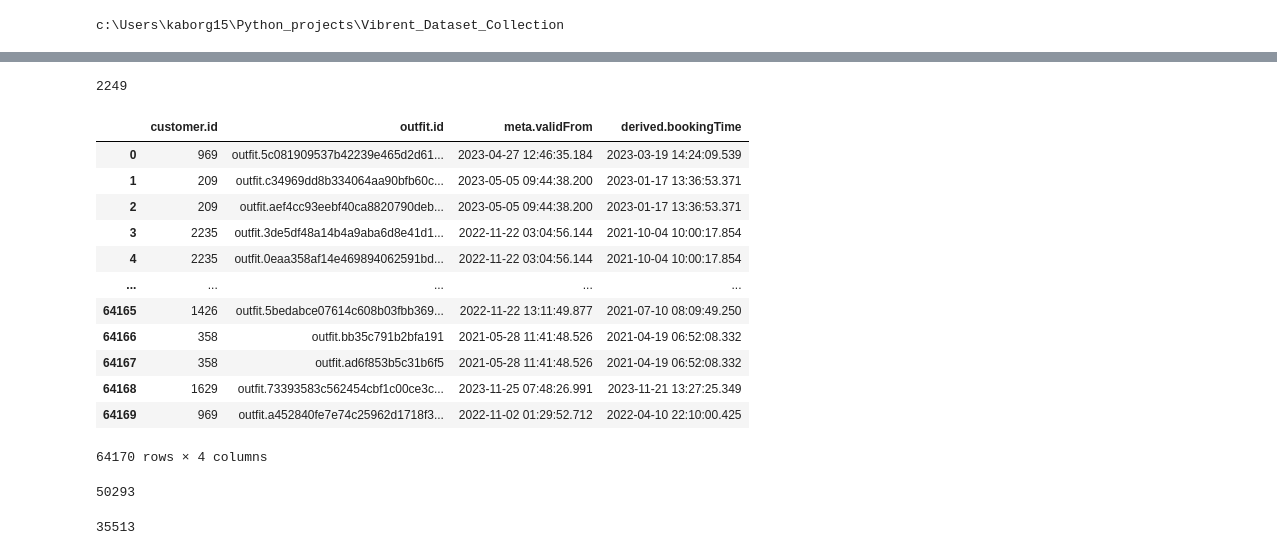
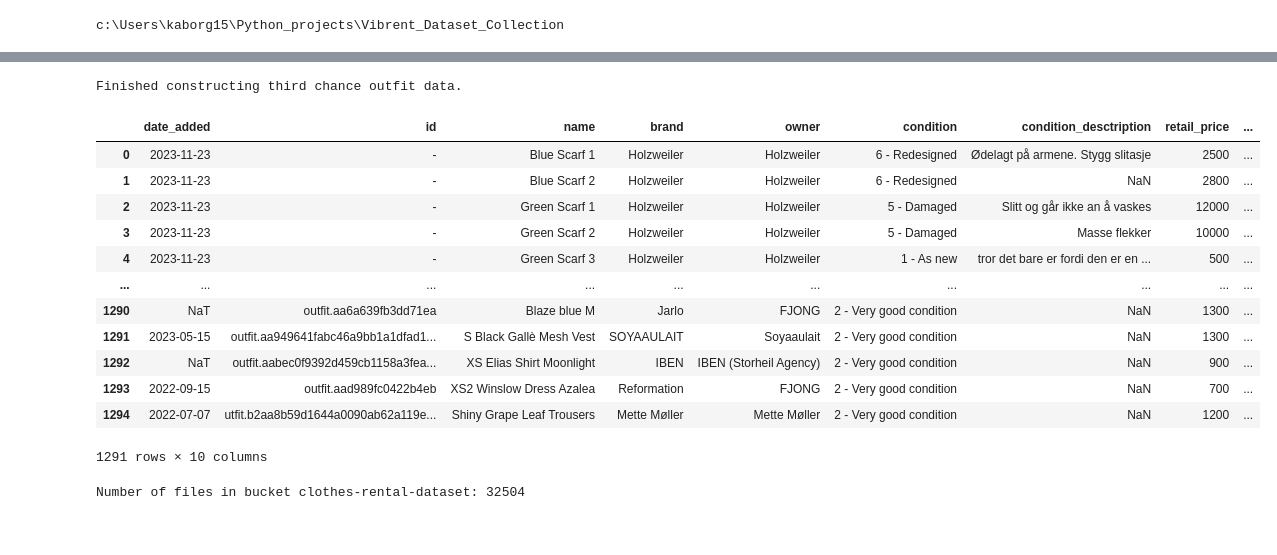
Before and after one commit to cair/Style_Quiz, a Jupyter notebook: notebooks/dataset_eda.ipynb, the cells around one changed output, grey strips where cells are left out. Drawn from its saved outputs; the diff is of its cells as text; code cells hidden in the pictures.

```diff
--- a/notebooks/dataset_eda.ipynb
+++ b/notebooks/dataset_eda.ipynb
@@ -20,28 +22,52 @@ outfits_df["id"].nunique(), outfits_df["group"].nunique()
-# %%
-user_triplets_df["customer.id"].nunique()
-# %% [output]
-2249
-# %%
-user_triplets_df
-# %% [output]
-|  | customer.id | outfit.id | meta.validFrom | derived.bookingTime |
-| 0 | 969 | outfit.5c081909537b42239e465d2d61... | 2023-04-27 12:46:35.184 | 2023-03-19 14:24:09.539 |
-| 1 | 209 | outfit.c34969dd8b334064aa90bfb60c... | 2023-05-05 09:44:38.200 | 2023-01-17 13:36:53.371 |
-| 2 | 209 | outfit.aef4cc93eebf40ca8820790deb... | 2023-05-05 09:44:38.200 | 2023-01-17 13:36:53.371 |
-| 3 | 2235 | outfit.3de5df48a14b4a9aba6d8e41d1... | 2022-11-22 03:04:56.144 | 2021-10-04 10:00:17.854 |
-| 4 | 2235 | outfit.0eaa358af14e469894062591bd... | 2022-11-22 03:04:56.144 | 2021-10-04 10:00:17.854 |
-| ... | ... | ... | ... | ... |
-| 64165 | 1426 | outfit.5bedabce07614c608b03fbb369... | 2022-11-22 13:11:49.877 | 2021-07-10 08:09:49.250 |
-| 64166 | 358 | outfit.bb35c791b2bfa191 | 2021-05-28 11:41:48.526 | 2021-04-19 06:52:08.332 |
-| 64167 | 358 | outfit.ad6f853b5c31b6f5 | 2021-05-28 11:41:48.526 | 2021-04-19 06:52:08.332 |
-| 64168 | 1629 | outfit.73393583c562454cbf1c00ce3c... | 2023-11-25 07:48:26.991 | 2023-11-21 13:27:25.349 |
-| 64169 | 969 | outfit.a452840fe7e74c25962d1718f3... | 2022-11-02 01:29:52.712 | 2022-04-10 22:10:00.425 |
-64170 rows × 4 columns
-# %%
-len(pictures_df["picture.id"].unique())
-# %% [output]
-50293
-# %%
-len(os.listdir(DATASET_IMAGES_FOLDER))
-# %% [output]
-35513
+# %%
+third_chance_df = pd.read_excel(THIRD_CHANCE_RAW_PATH)
+
+def column_name_assignment(column_name):
+    return column_name.lower().replace(" ", "_")
+
+def convert_date_added(date_string):
+    if date_string == "-":
+        return None
+    else:
+        return pd.to_datetime(date_string, format="%d-%m-%Y")
+
+third_chance_df = third_chance_df.drop(columns=THIRD_CHANCE_DROP_COLUMNS, errors="ignore")
+third_chance_df = third_chance_df.rename(mapper=column_name_assignment, axis=1) # Rename columns to lowercase, makes the format more consistent with the other dataframes
+third_chance_df = third_chance_df.dropna(subset=["name", "owner", "brand"], how="all") # Drop rows witout any identifying information
+third_chance_df["id"] = third_chance_df["id"].apply(lambda x: x if x != "-" else None)
+third_chance_df = third_chance_df.dropna(subset=["id"], how="any") # Drop all rows without an id
+third_chance_df = third_chance_df.dropna(subset=["condition", "retail_price", "tc_price"], how="all") # Drop rows without any pricing or condition information
+third_chance_df["date_added"] = third_chance_df["date_added"].apply(convert_date_added) # dates have an irregular format, convert it before saving to resolve the issue
+third_chance_df.to_csv(THIRD_CHANCE_CSV_PATH, index=False, sep=CSV_SEPARATOR)
+print("Finished constructing third chance outfit data.")
+# %% [output]
+Finished constructing third chance outfit data.
+# %%
+third_chance_df
+# %% [output]
+|  | date_added | id | name | brand | owner | condition | condition_desctription | retail_price | ... |
+| 0 | 2023-11-23 | - | Blue Scarf 1 | Holzweiler | Holzweiler | 6 - Redesigned | Ødelagt på armene. Stygg slitasje | 2500 | ... |
+| 1 | 2023-11-23 | - | Blue Scarf 2 | Holzweiler | Holzweiler | 6 - Redesigned | NaN | 2800 | ... |
+| 2 | 2023-11-23 | - | Green Scarf 1 | Holzweiler | Holzweiler | 5 - Damaged | Slitt og går ikke an å vaskes | 12000 | ... |
+| 3 | 2023-11-23 | - | Green Scarf 2 | Holzweiler | Holzweiler | 5 - Damaged | Masse flekker | 10000 | ... |
+| 4 | 2023-11-23 | - | Green Scarf 3 | Holzweiler | Holzweiler | 1 - As new | tror det bare er fordi den er en ... | 500 | ... |
+| ... | ... | ... | ... | ... | ... | ... | ... | ... | ... |
+| 1290 | NaT | outfit.aa6a639fb3dd71ea | Blaze blue M | Jarlo | FJONG | 2 - Very good condition | NaN | 1300 | ... |
+| 1291 | 2023-05-15 | outfit.aa949641fabc46a9bb1a1dfad1... | S Black Gallè Mesh Vest | SOYAAULAIT | Soyaaulait | 2 - Very good condition | NaN | 1300 | ... |
+| 1292 | NaT | outfit.aabec0f9392d459cb1158a3fea... | XS Elias Shirt Moonlight | IBEN | IBEN (Storheil Agency) | 2 - Very good condition | NaN | 900 | ... |
+| 1293 | 2022-09-15 | outfit.aad989fc0422b4eb | XS2 Winslow Dress Azalea | Reformation | FJONG | 2 - Very good condition | NaN | 700 | ... |
+| 1294 | 2022-07-07 | utfit.b2aa8b59d1644a0090ab62a119e... | Shiny Grape Leaf Trousers | Mette Møller | Mette Møller | 2 - Very good condition | NaN | 1200 | ... |
+1291 rows × 10 columns
+# %%
+from google.cloud import storage
+
+
+bucket_name = 'clothes-rental-dataset'
+client = storage.Client()
+bucket = client.bucket(bucket_name)
+blobs = bucket.list_blobs()
+
+file_count = sum(1 for _ in blobs)
+print(f'Number of files in bucket {bucket_name}: {file_count}')
+# %% [output]
+Number of files in bucket clothes-rental-dataset: 32504
```
Also changed, not shown: parts of 4 cells of this notebook, 30 other files.
